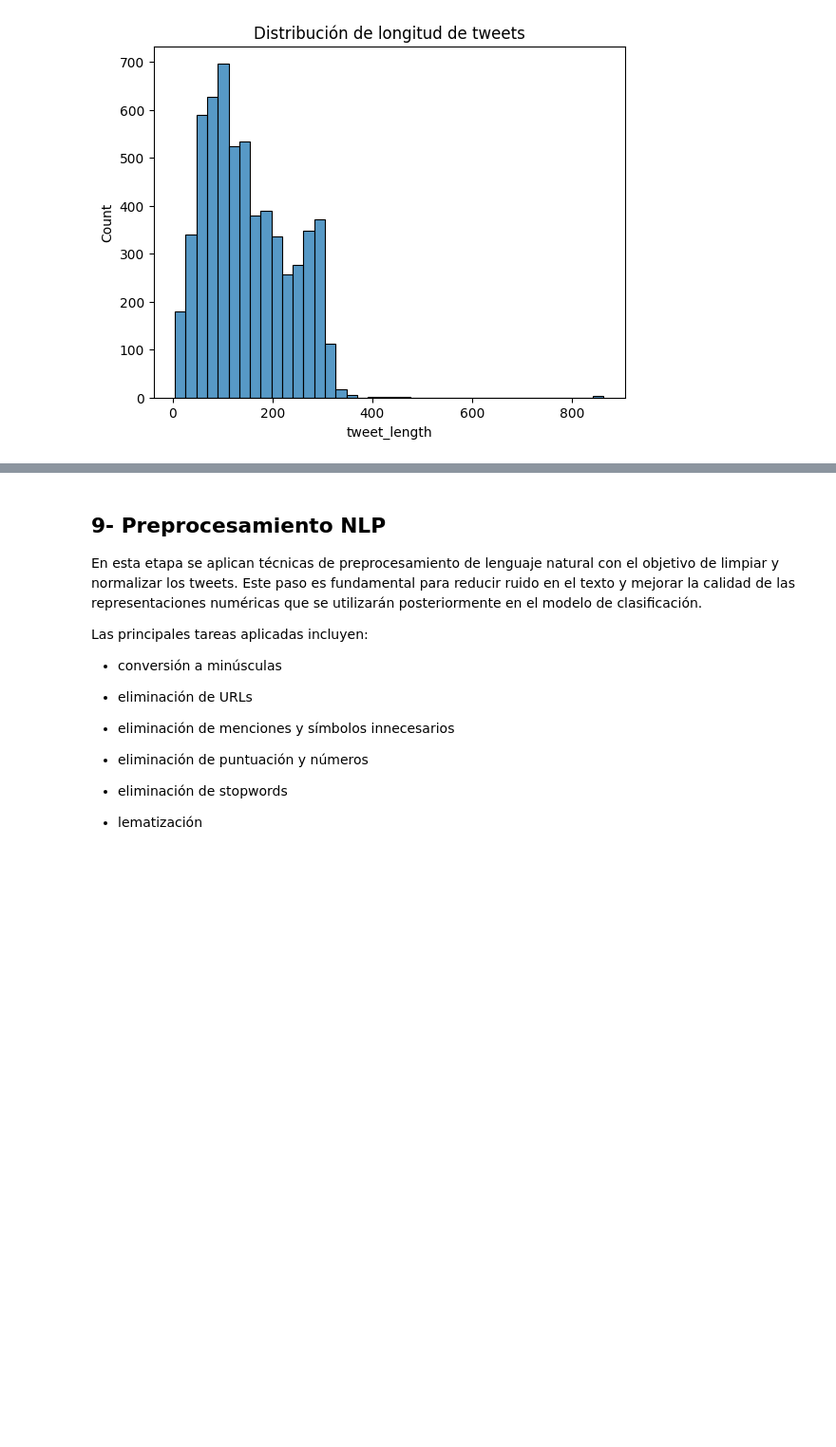
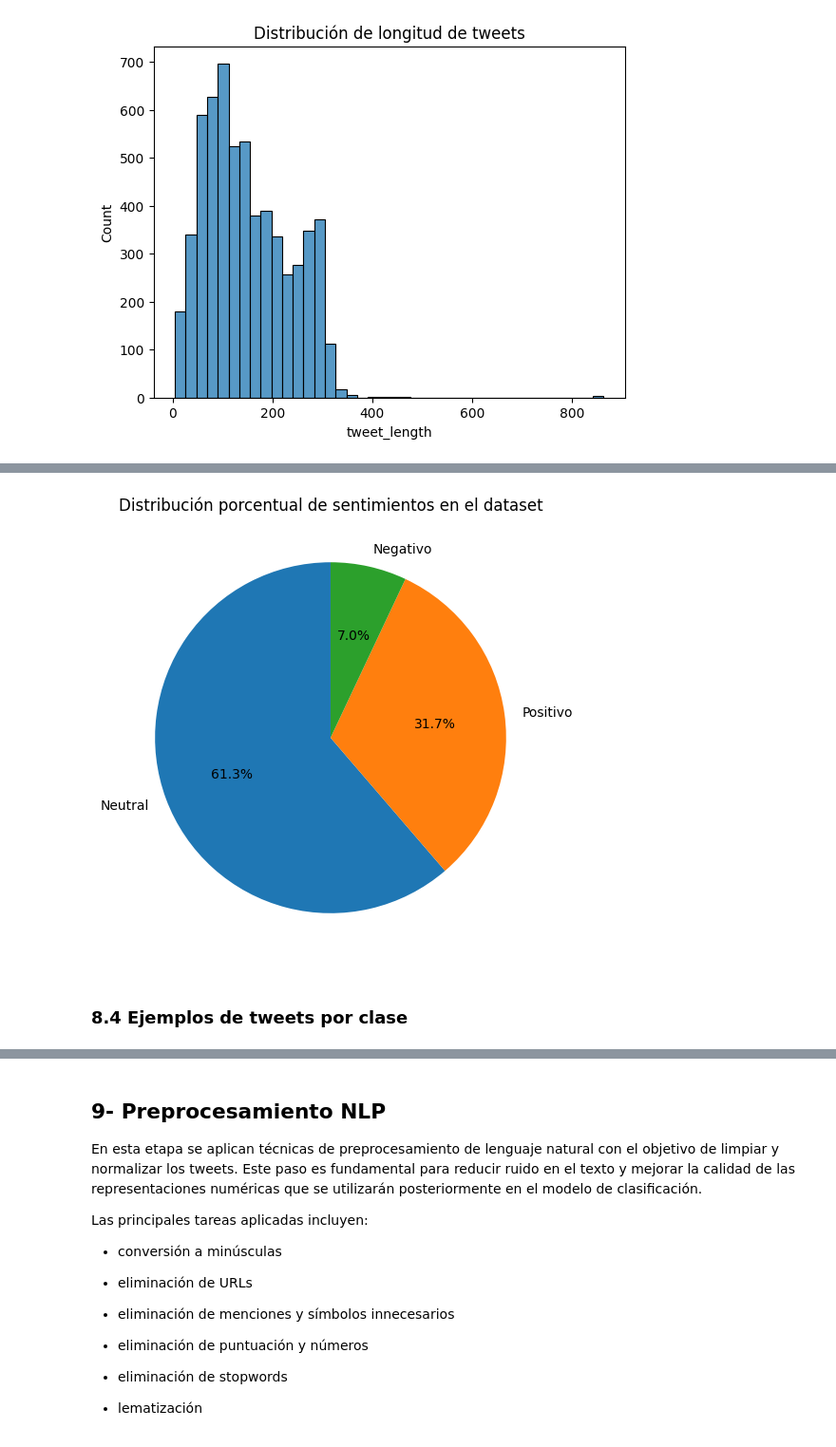
Before and after one commit to Jormao2025/Data_Science_1, a Jupyter notebook: Proyecto_Final_Data_Science_III_Análisis_Sentimiento_en_Tweets_sobre_Vacunas_contra_COVID_19.ipynb, the cells around one changed output, grey strips where cells are left out. Shown at 95% size. Drawn from its saved outputs; the diff is of its cells as text; code cells hidden in the pictures; blank space fills up the shorter version.

```diff
--- a/Proyecto_Final_Data_Science_III_Análisis_Sentimiento_en_Tweets_sobre_Vacunas_contra_COVID_19.ipynb
+++ b/Proyecto_Final_Data_Science_III_Análisis_Sentimiento_en_Tweets_sobre_Vacunas_contra_COVID_19.ipynb
@@ -162,0 +169,12 @@ plt.show()
+# %%
+# Cantidad de tweets por clase
+label_counts = df['sentiment'].value_counts()
+
+# Porcentaje por clase
+label_percent = df['sentiment'].value_counts(normalize=True) * 100
+
+print("Cantidad por clase:\n")
+print(label_counts)
+
+print("\nPorcentaje por clase:\n")
+print(label_percent.round(2))
@@ -162,0 +197,9 @@ plt.show()
+# %%
+plt.figure(figsize=(6,6))
+plt.pie(label_counts, labels=label_counts.index, autopct='%1.1f%%', startangle=90)
+plt.title("Distribución porcentual de sentimientos en el dataset")
+plt.show()
+# %% [output]
+[figure, added]
+# %% [markdown]
+### 8.4 Ejemplos de tweets por clase
```
Also changed, not shown: parts of 13 cells of this notebook.
